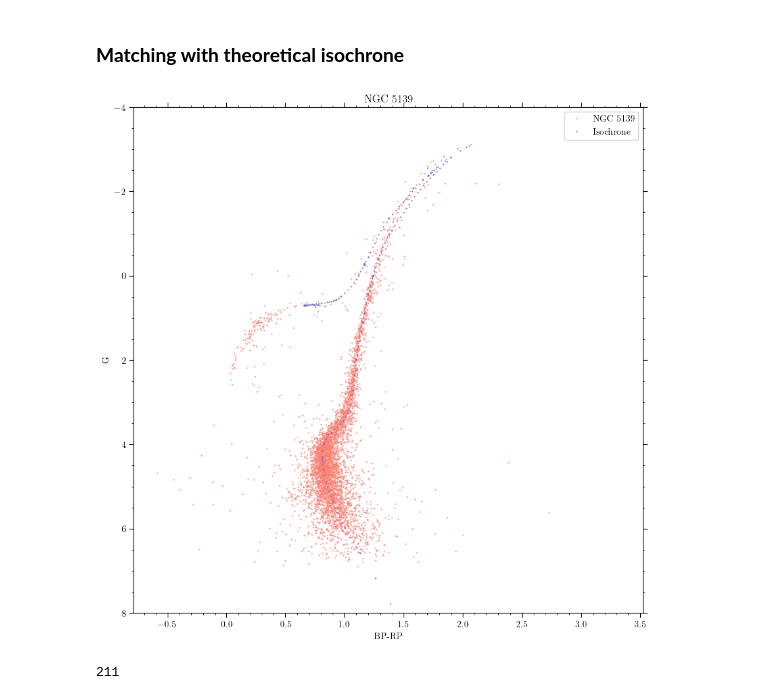
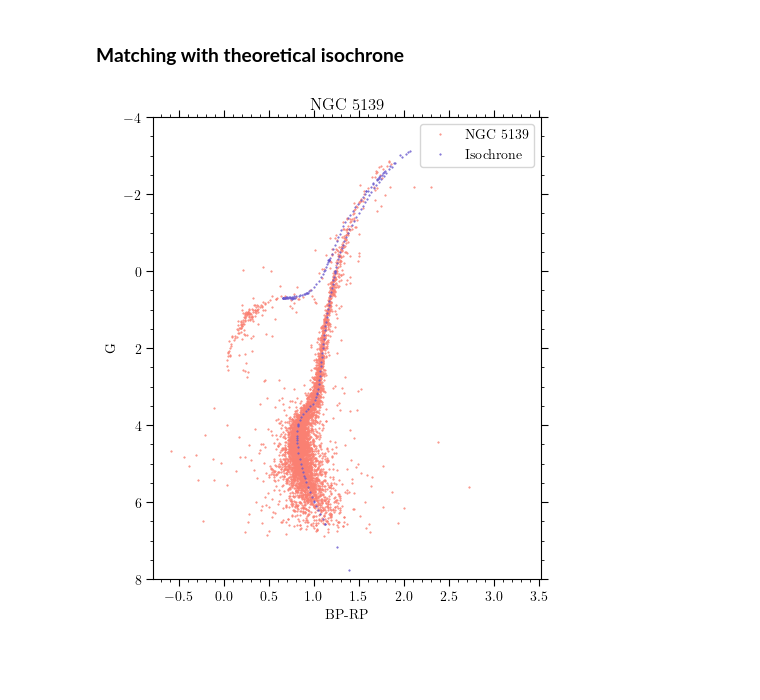
Before and after one commit to ravioli1369/gaia, a Jupyter notebook: week5.ipynb, the cells around one changed output. Drawn from its saved outputs; the diff is of its cells as text; code cells hidden in the pictures; blank space fills up the shorter version.

```diff
--- a/week5.ipynb
+++ b/week5.ipynb
@@ -104,24 +109,21 @@ plt.gca().invert_yaxis()
 #         j+=1
 # %%
 _, bprp_iso, g_iso, iso = f.sample_from_isochrone(isochrone_file='isochrone8.dat', plot=False, filter=False)
-plt.figure(figsize=(10,10))
+#shift the isochrone to account for scattering
+g_iso = g_iso + 0.3
+bprp_iso = bprp_iso + 0.18
+plt.figure(figsize=(5,6))
 plt.plot(bprp, g_abs, 'o', markersize=0.5, color='salmon', label='NGC 5139')
-plt.plot(bprp_iso+0.18, g_iso+0.3, 'o', markersize=0.5, color='slateblue', label='Isochrone')
+plt.plot(bprp_iso, g_iso, 'o', markersize=0.5, color='slateblue', label='Isochrone')
 plt.ylim(-4,8)
 plt.gca().invert_yaxis()
 plt.xlabel('BP-RP')
 plt.ylabel('G')
 plt.legend()
 plt.title('NGC 5139')
 plt.show()
 # %% [output]
-[figure, old version]
+[figure, new version]
-# %%
-distance = np.sqrt((bprp_iso - bprp[3])**2 + (g_iso - g_abs[3])**2)
-indices = np.where(distance == np.min(distance))[0][0]
-len(iso)
-# %% [output]
-211
 # %%
 initial_mass = []
 
```
Also changed, not shown: parts of 2 cells of this notebook.
